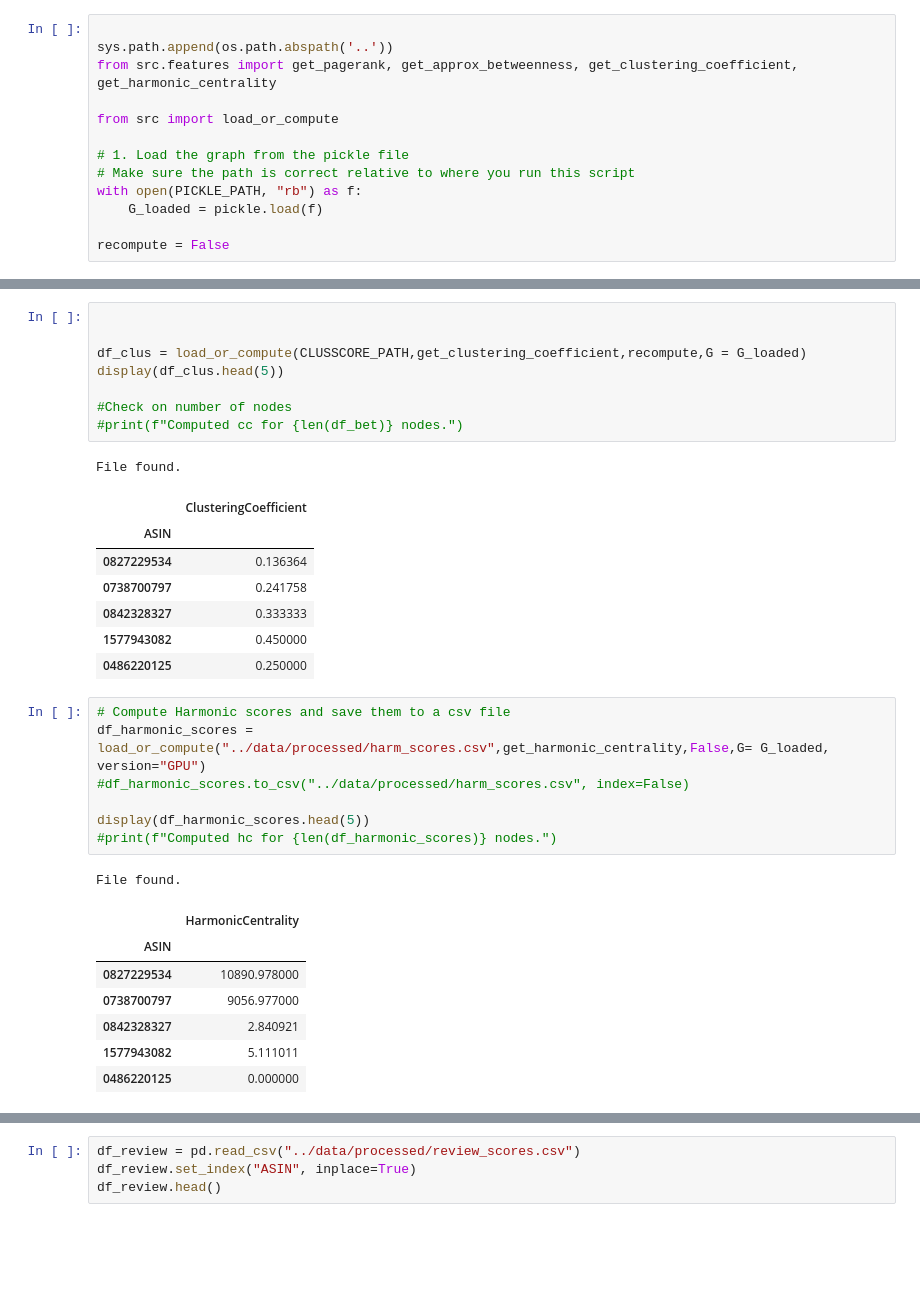
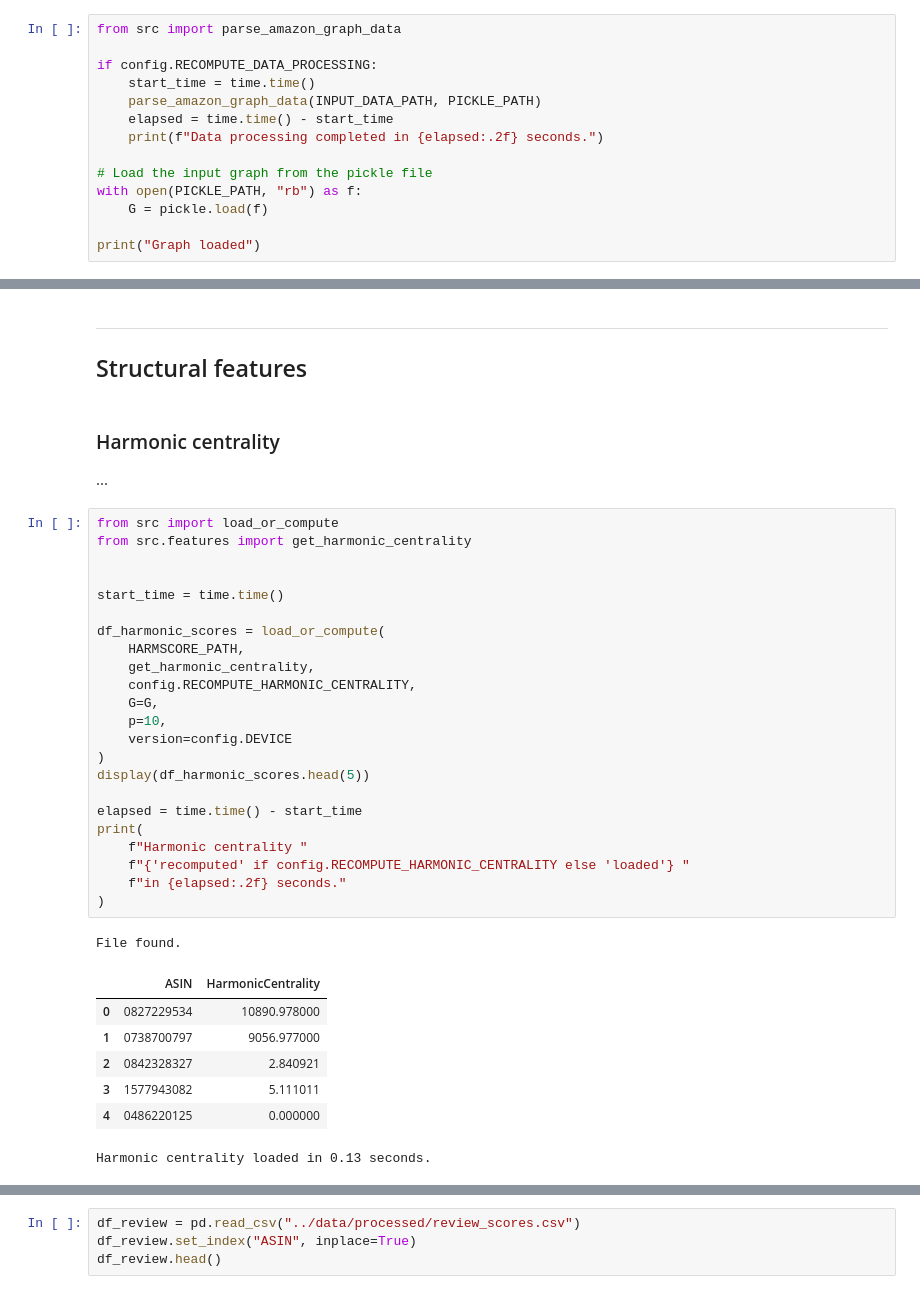
Before and after one commit to raozzo/ProgettoLFN, a Jupyter notebook: Code/notebooks/print.ipynb, the cells around one changed output, grey strips where cells are left out. Cells and saved outputs as stored; diff of their text form; blank space fills up the shorter version.

Commit message:
Refactor of print.ipynb (unique code cell to set execution parameters) and update load_or_compute to support pathlib objects. Remove unused files.

```diff
--- a/Code/notebooks/print.ipynb
+++ b/Code/notebooks/print.ipynb
@@ -17,13 +77,14 @@ CLUSSCORE_PATH = "../data/processed/clus_scores.csv"
 # %%
+from src import parse_amazon_graph_data
 
-sys.path.append(os.path.abspath('..'))
-from src.features import get_pagerank, get_approx_betweenness, get_clustering_coefficient, get_harmonic_centrality
+if config.RECOMPUTE_DATA_PROCESSING:
+    start_time = time.time()
+    parse_amazon_graph_data(INPUT_DATA_PATH, PICKLE_PATH)
+    elapsed = time.time() - start_time
+    print(f"Data processing completed in {elapsed:.2f} seconds.")
 
-from src import load_or_compute
+# Load the input graph from the pickle file
+with open(PICKLE_PATH, "rb") as f:
+    G = pickle.load(f)
 
-# 1. Load the graph from the pickle file
-# Make sure the path is correct relative to where you run this script
-with open(PICKLE_PATH, "rb") as f:
-    G_loaded = pickle.load(f)
-
-recompute = False
+print("Graph loaded")
@@ -76,33 +94,38 @@ File found.
-# %%
-
-
-df_clus = load_or_compute(CLUSSCORE_PATH,get_clustering_coefficient,recompute,G = G_loaded)
-display(df_clus.head(5))
-
-#Check on number of nodes
-#print(f"Computed cc for {len(df_bet)} nodes.")
-# %% [output]
-File found.
-|  | ClusteringCoefficient |
-| ASIN |  |
-| 0827229534 | 0.136364 |
-| 0738700797 | 0.241758 |
-| 0842328327 | 0.333333 |
-| 1577943082 | 0.450000 |
-| 0486220125 | 0.250000 |
+# %% [markdown]
+---
+## Structural features
+# %% [markdown]
+### Harmonic centrality
+...
 # %%
-# Compute Harmonic scores and save them to a csv file
-df_harmonic_scores = load_or_compute("../data/processed/harm_scores.csv",get_harmonic_centrality,False,G= G_loaded, version="GPU")
-#df_harmonic_scores.to_csv("../data/processed/harm_scores.csv", index=False)
+from src import load_or_compute
+from src.features import get_harmonic_centrality
 
+
+start_time = time.time()
+
+df_harmonic_scores = load_or_compute(
+    HARMSCORE_PATH,
+    get_harmonic_centrality,
+    config.RECOMPUTE_HARMONIC_CENTRALITY,
+    G=G,
+    p=10,
+    version=config.DEVICE
+)
 display(df_harmonic_scores.head(5))
-#print(f"Computed hc for {len(df_harmonic_scores)} nodes.")
+
+elapsed = time.time() - start_time
+print(
+    f"Harmonic centrality "
+    f"{'recomputed' if config.RECOMPUTE_HARMONIC_CENTRALITY else 'loaded'} "
+    f"in {elapsed:.2f} seconds."
+)
 # %% [output]
 File found.
-|  | HarmonicCentrality |
-| ASIN |  |
-| 0827229534 | 10890.978000 |
-| 0738700797 | 9056.977000 |
-| 0842328327 | 2.840921 |
-| 1577943082 | 5.111011 |
-| 0486220125 | 0.000000 |
+|  | ASIN | HarmonicCentrality |
+| 0 | 0827229534 | 10890.978000 |
+| 1 | 0738700797 | 9056.977000 |
+| 2 | 0842328327 | 2.840921 |
+| 3 | 1577943082 | 5.111011 |
+| 4 | 0486220125 | 0.000000 |
+Harmonic centrality loaded in 0.13 seconds.
```
Also changed, not shown: parts of 32 cells of this notebook, 8 other files.
